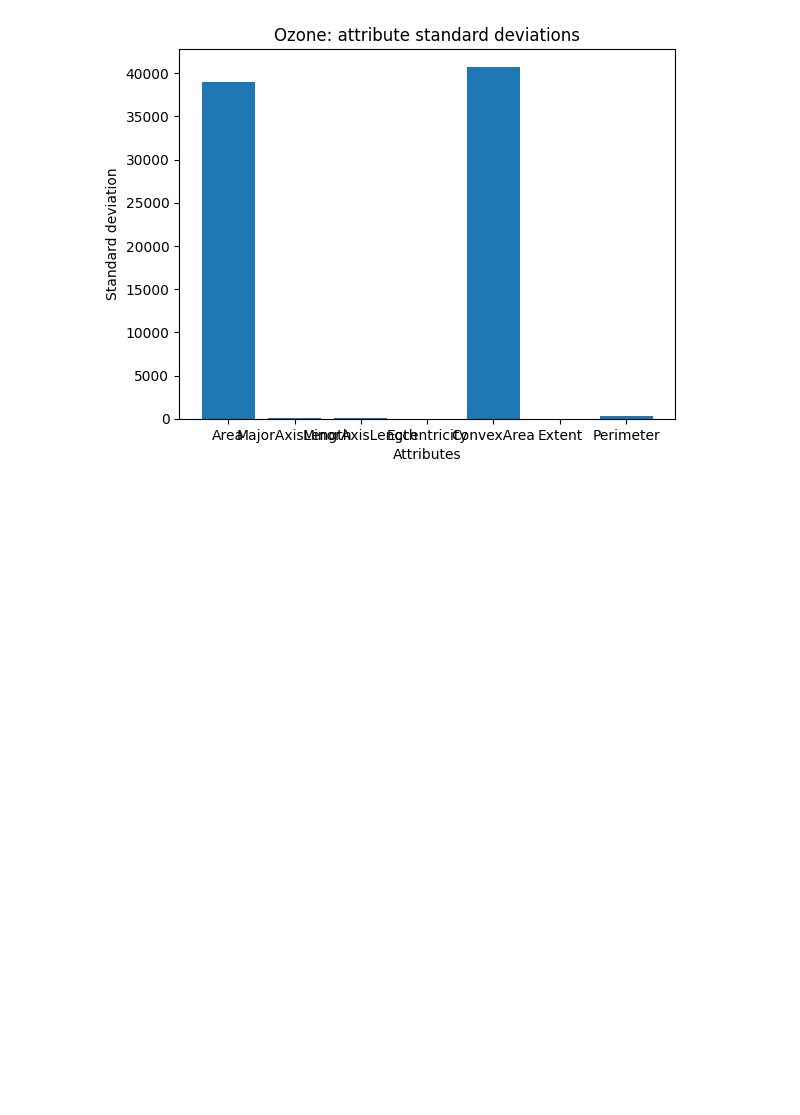
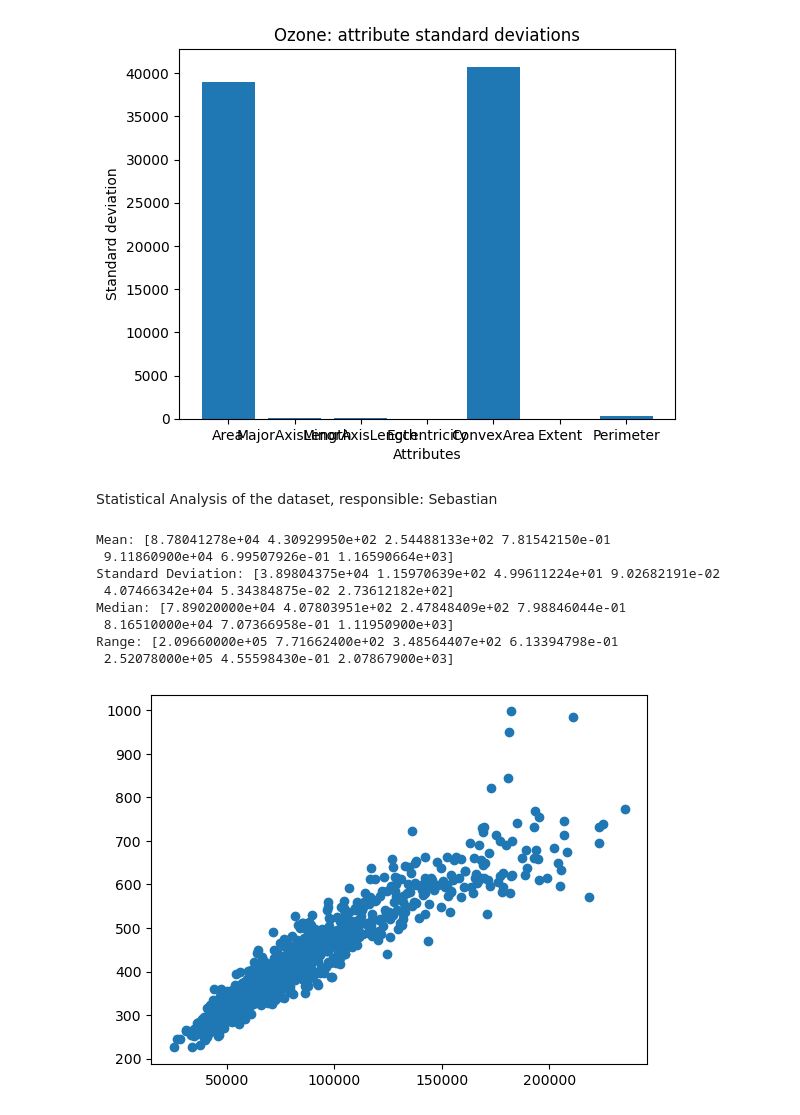
Before and after one commit to Donexize/MLPROJECT, a Jupyter notebook: raisin.ipynb, the cells around one changed output. Drawn from its saved outputs; the diff is of its cells as text; code cells hidden in the pictures; blank space fills up the shorter version.

Commit message:
Added basic statistical analysis

```diff
--- a/raisin.ipynb
+++ b/raisin.ipynb
@@ -163,3 +163,36 @@ plt.title("Ozone: attribute standard deviations")
 plt.show()
 # %% [output]
 [figure]
+# %% [markdown]
+Statistical Analysis of the dataset, responsible: Sebastian
+# %%
+from matplotlib.pyplot import figure, legend, plot, show, title, xlabel, ylabel
+
+i = 0
+j = 1
+
+##
+# Make a simple plot of the i'th attribute against the j'th attribute
+# Notice that X is of matrix type (but it will also work with a numpy array)
+# X = np.array(X) #Try to uncomment this line
+plot(X[:, i], X[:, j], "o")
+
+mean_x = X.mean(axis=0)
+std_x = X.std(axis=0)
+median_x = np.median(X,axis=0)
+range_x = X.max(axis=0) - X.min(axis=0)
+
+print("Mean:", mean_x)
+print("Standard Deviation:", std_x)
+print("Median:", median_x)
+print("Range:", range_x)
+# %% [output]
+Mean: [8.78041278e+04 4.30929950e+02 2.54488133e+02 7.81542150e-01
+ 9.11860900e+04 6.99507926e-01 1.16590664e+03]
+Standard Deviation: [3.89804375e+04 1.15970639e+02 4.99611224e+01 9.02682191e-02
+ 4.07466342e+04 5.34384875e-02 2.73612182e+02]
+Median: [7.89020000e+04 4.07803951e+02 2.47848409e+02 7.98846044e-01
+ 8.16510000e+04 7.07366958e-01 1.11950900e+03]
+Range: [2.09660000e+05 7.71662400e+02 3.48564407e+02 6.13394798e-01
+ 2.52078000e+05 4.55598430e-01 2.07867900e+03]
+[figure, added]
```
Also changed, not shown: parts of 1 cell of this notebook, 1 other file.
